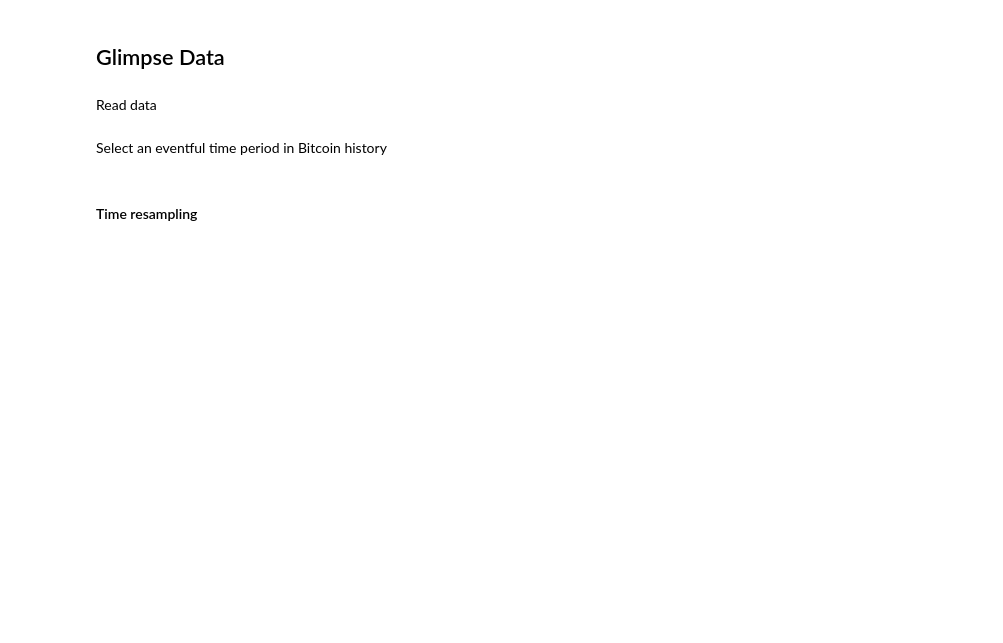
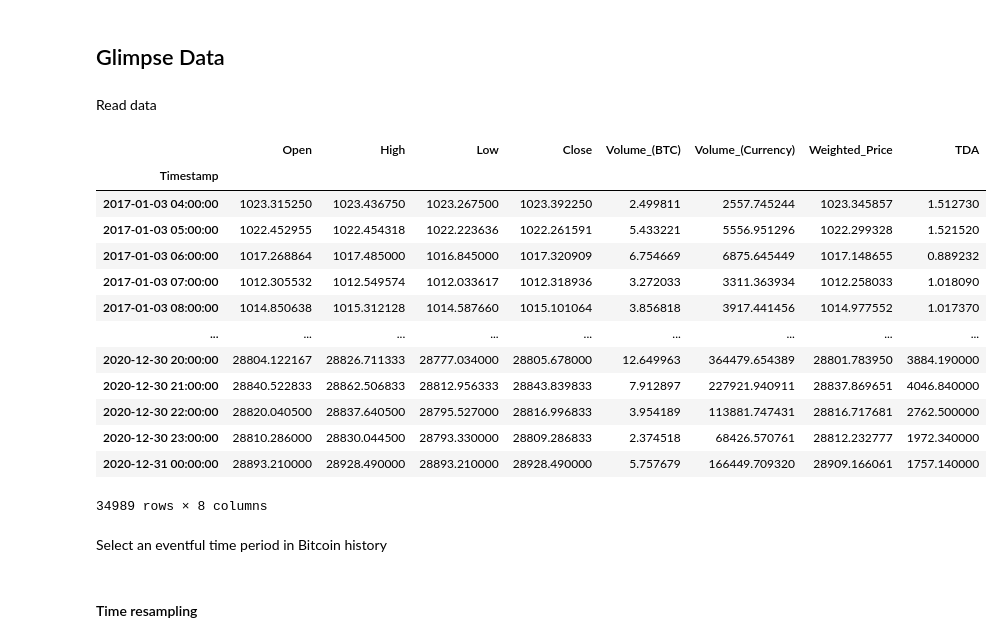
Before and after one commit to borjagomez/TF-TADBicoin, a Jupyter notebook: notebooks/bitcoin.ipynb, the cells around one changed output. Saved outputs shown, nothing was run; the diff lists cells and outputs as text; code cells hidden in the pictures; blank space fills up the shorter version.

```diff
--- a/notebooks/bitcoin.ipynb
+++ b/notebooks/bitcoin.ipynb
@@ -29,3 +27,21 @@ btc = btc.set_index('Timestamp')
+# %%
+btc = pd.read_csv('/data/training.csv')
+btc.set_index('Timestamp')
+# %% [output]
+|  | Open | High | Low | Close | Volume_(BTC) | Volume_(Currency) | Weighted_Price | TDA |
+| Timestamp |  |  |  |  |  |  |  |  |
+| 2017-01-03 04:00:00 | 1023.315250 | 1023.436750 | 1023.267500 | 1023.392250 | 2.499811 | 2557.745244 | 1023.345857 | 1.512730 |
+| 2017-01-03 05:00:00 | 1022.452955 | 1022.454318 | 1022.223636 | 1022.261591 | 5.433221 | 5556.951296 | 1022.299328 | 1.521520 |
+| 2017-01-03 06:00:00 | 1017.268864 | 1017.485000 | 1016.845000 | 1017.320909 | 6.754669 | 6875.645449 | 1017.148655 | 0.889232 |
+| 2017-01-03 07:00:00 | 1012.305532 | 1012.549574 | 1012.033617 | 1012.318936 | 3.272033 | 3311.363934 | 1012.258033 | 1.018090 |
+| 2017-01-03 08:00:00 | 1014.850638 | 1015.312128 | 1014.587660 | 1015.101064 | 3.856818 | 3917.441456 | 1014.977552 | 1.017370 |
+| ... | ... | ... | ... | ... | ... | ... | ... | ... |
+| 2020-12-30 20:00:00 | 28804.122167 | 28826.711333 | 28777.034000 | 28805.678000 | 12.649963 | 364479.654389 | 28801.783950 | 3884.190000 |
+| 2020-12-30 21:00:00 | 28840.522833 | 28862.506833 | 28812.956333 | 28843.839833 | 7.912897 | 227921.940911 | 28837.869651 | 4046.840000 |
+| 2020-12-30 22:00:00 | 28820.040500 | 28837.640500 | 28795.527000 | 28816.996833 | 3.954189 | 113881.747431 | 28816.717681 | 2762.500000 |
+| 2020-12-30 23:00:00 | 28810.286000 | 28830.044500 | 28793.330000 | 28809.286833 | 2.374518 | 68426.570761 | 28812.232777 | 1972.340000 |
+| 2020-12-31 00:00:00 | 28893.210000 | 28928.490000 | 28893.210000 | 28928.490000 | 5.757679 | 166449.709320 | 28909.166061 | 1757.140000 |
+34989 rows × 8 columns
 # %% [markdown]
 Select an eventful time period in Bitcoin history
 # %%
```
Also changed, not shown: parts of 22 cells of this notebook, 2 other files.
